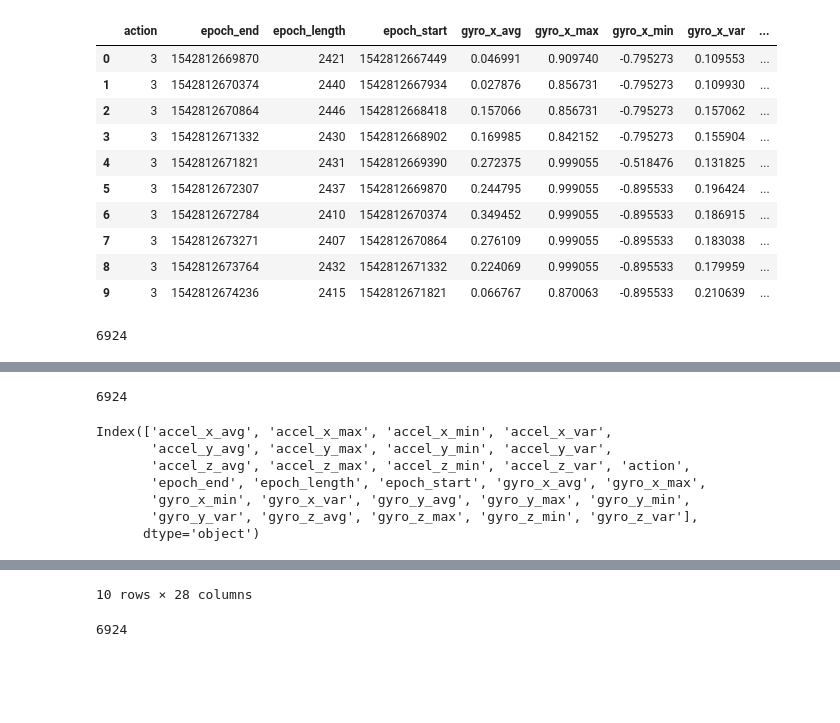
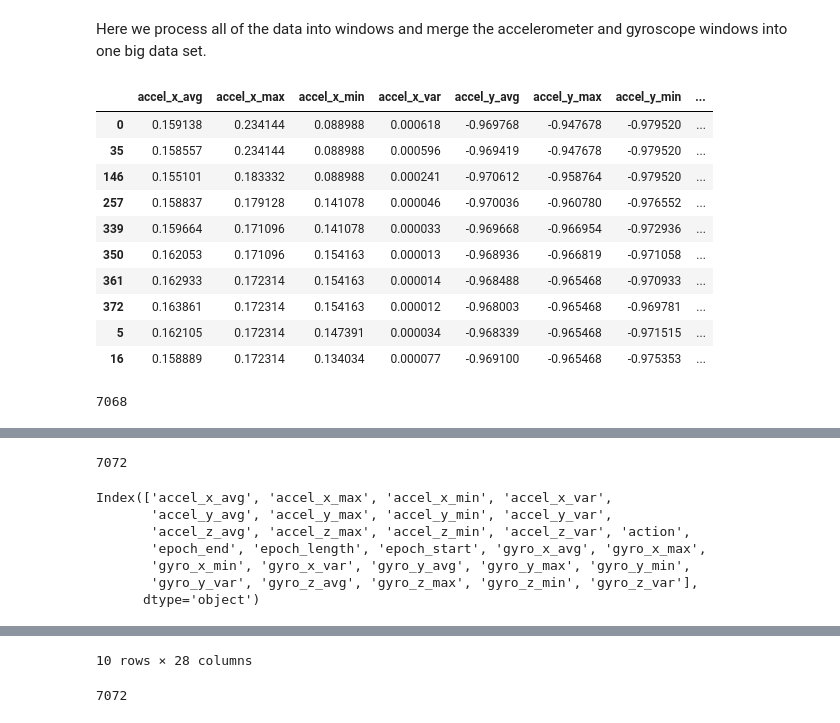
Before and after one commit to pgunasekara/mobilityai, a Jupyter notebook: machine_learning/macmobile.ipynb, the cells around one changed output, grey strips where cells are left out. Drawn from its saved outputs; the diff is of its cells as text; code cells hidden in the pictures; blank space fills up the shorter version.

Commit message:
Update notebook with new windowify

```diff
--- a/machine_learning/macmobile.ipynb
+++ b/machine_learning/macmobile.ipynb
@@ -157,6 +260,7 @@ display(gyroscope_csv.head(10))
 # %%
 import sys
-
+"""
+#### OLD STUFF####
 def windowify(size, step, dataset, stats_func):
   # Get the first timestamp
   start = dataset['epoch (ms)'].iloc[0]
@@ -207,6 +311,8 @@ def windowify(size, step, dataset, stats_func):
 
   return windows
 
+"""
+
 def is_contained_by(absorbing_row,merging_row):
   return absorbing_row['epoch_start'] < merging_row['epoch_start'] and \
     absorbing_row['epoch_end'] > merging_row['epoch_end']
@@ -239,6 +345,15 @@ def build_mergeable_dataframes(df1,df2):
         df1_ptr=nxt_ptr
     df2_ptr += 1
   return res
+
+def performMerge(df1,df2):
+  mergeable_series_lst = build_mergeable_dataframes(df1,df2)
+  mergeable_df = pd.DataFrame.from_records(mergeable_series_lst)
+  typecast_map = {"epoch_end":"int64","epoch_start":"int64","action":"int64","epoch_length":"int64"}
+  for i in typecast_map.keys():
+    mergeable_df[i] = mergeable_df[i].astype(typecast_map[i])
+
+  return pd.merge(df1,mergeable_df,on=['epoch_start','epoch_end','action','epoch_length'])
 # %% [markdown]
 User actions are defined as follows:
 
@@ -312,39 +437,59 @@ def state_to_num(state):
+# %% [markdown]
+Here we process all of the data into windows and merge the accelerometer and gyroscope windows into one big data set.
 # %%
 import time
-#start_time = time.time()
+
+"""
+##########OLD STUFF#############
+
+start_time = time.time()
 accelerometer_windows = windowify(2500, 500, accelerometer_csv, accelerometer_stats)
 accel_df = pd.DataFrame.from_records(accelerometer_windows)
 #display(accel_df.head(10))
 gyroscope_windows = windowify(2500, 500, gyroscope_csv, gyroscope_stats)
 gyro_df = pd.DataFrame.from_records(gyroscope_windows)
-#elapsed_time = time.time() - start_time
-#display(elapsed_time)
+elapsed_time = time.time() - start_time
+display(elapsed_time)
 display(gyro_df.head(10))
 display(accel_df['epoch_start'].count())
 display(gyro_df['epoch_start'].count())
+"""
+
+#start_time = time.time()
+accel_df = load_accel_data(root, start_accel_files_list)
+gyro_df = load_gyro_data(root, start_gyro_files_list)
+#elapsed_time = time.time() - start_time
+#display(elapsed_time)
+display(accel_df.head(10))
+display(accel_df['epoch_start'].count())
+display(gyro_df.head(10))
+display(gyro_df['epoch_start'].count())
+
 
 #mergeable_series_lst = build_mergeable_dataframes(accel_df.head(10),gyro_df.head(10))
-mergeable_series_lst = build_mergeable_dataframes(accel_df,gyro_df)
-mergeable_df = pd.DataFrame.from_records(mergeable_series_lst)
-typecast_map = {"epoch_end":"int64","epoch_start":"int64","action":"int64","epoch_length":"int64"}
-for i in typecast_map.keys():
-  mergeable_df[i] = mergeable_df[i].astype(typecast_map[i])
+#mergeable_series_lst = build_mergeable_dataframes(accel_df,gyro_df)
+#mergeable_df = pd.DataFrame.from_records(mergeable_series_lst)
+#typecast_map = {"epoch_end":"int64","epoch_start":"int64","action":"int64","epoch_length":"int64"}
+#for i in typecast_map.keys():
+#  mergeable_df[i] = mergeable_df[i].astype(typecast_map[i])
 
-accel_gyro_df = pd.merge(accel_df,mergeable_df,on=['epoch_start','epoch_end','action','epoch_length'])
+#accel_gyro_df = pd.merge(accel_df,mergeable_df,on=['epoch_start','epoch_end','action','epoch_length'])
+accel_gyro_df = performMerge(accel_df,gyro_df)
+
 display(accel_gyro_df.columns)
 #display(accel_gyro_df[['epoch_start','epoch_end','accel_x_avg','gyro_x_avg']])
 display(accel_gyro_df.head(10))
 display(accel_gyro_df['epoch_start'].count())
 # %% [output]
-|  | action | epoch_end | epoch_length | epoch_start | gyro_x_avg | gyro_x_max | gyro_x_min | gyro_x_var | ... |
-| 0 | 3 | 1542812669870 | 2421 | 1542812667449 | 0.046991 | 0.909740 | -0.795273 | 0.109553 | ... |
-| 1 | 3 | 1542812670374 | 2440 | 1542812667934 | 0.027876 | 0.856731 | -0.795273 | 0.109930 | ... |
-| 2 | 3 | 1542812670864 | 2446 | 1542812668418 | 0.157066 | 0.856731 | -0.795273 | 0.157062 | ... |
-| 3 | 3 | 1542812671332 | 2430 | 1542812668902 | 0.169985 | 0.842152 | -0.795273 | 0.155904 | ... |
-| 4 | 3 | 1542812671821 | 2431 | 1542812669390 | 0.272375 | 0.999055 | -0.518476 | 0.131825 | ... |
-| 5 | 3 | 1542812672307 | 2437 | 1542812669870 | 0.244795 | 0.999055 | -0.895533 | 0.196424 | ... |
-| 6 | 3 | 1542812672784 | 2410 | 1542812670374 | 0.349452 | 0.999055 | -0.895533 | 0.186915 | ... |
-| 7 | 3 | 1542812673271 | 2407 | 1542812670864 | 0.276109 | 0.999055 | -0.895533 | 0.183038 | ... |
-| 8 | 3 | 1542812673764 | 2432 | 1542812671332 | 0.224069 | 0.999055 | -0.895533 | 0.179959 | ... |
-| 9 | 3 | 1542812674236 | 2415 | 1542812671821 | 0.066767 | 0.870063 | -0.895533 | 0.210639 | ... |
+|  | accel_x_avg | accel_x_max | accel_x_min | accel_x_var | accel_y_avg | accel_y_max | accel_y_min | ... |
+| 0 | 0.159138 | 0.234144 | 0.088988 | 0.000618 | -0.969768 | -0.947678 | -0.979520 | ... |
+| 35 | 0.158557 | 0.234144 | 0.088988 | 0.000596 | -0.969419 | -0.947678 | -0.979520 | ... |
+| 146 | 0.155101 | 0.183332 | 0.088988 | 0.000241 | -0.970612 | -0.958764 | -0.979520 | ... |
+| 257 | 0.158837 | 0.179128 | 0.141078 | 0.000046 | -0.970036 | -0.960780 | -0.976552 | ... |
+| 339 | 0.159664 | 0.171096 | 0.141078 | 0.000033 | -0.969668 | -0.966954 | -0.972936 | ... |
+| 350 | 0.162053 | 0.171096 | 0.154163 | 0.000013 | -0.968936 | -0.966819 | -0.971058 | ... |
+| 361 | 0.162933 | 0.172314 | 0.154163 | 0.000014 | -0.968488 | -0.965468 | -0.970933 | ... |
+| 372 | 0.163861 | 0.172314 | 0.154163 | 0.000012 | -0.968003 | -0.965468 | -0.969781 | ... |
+| 5 | 0.162105 | 0.172314 | 0.147391 | 0.000034 | -0.968339 | -0.965468 | -0.971515 | ... |
+| 16 | 0.158889 | 0.172314 | 0.134034 | 0.000077 | -0.969100 | -0.965468 | -0.975353 | ... |
-6924
+7068
@@ -351,4 +507,4 @@ display(accel_gyro_df['epoch_start'].count())
-6924
+7072
 Index(['accel_x_avg', 'accel_x_max', 'accel_x_min', 'accel_x_var',
        'accel_y_avg', 'accel_y_max', 'accel_y_min', 'accel_y_var',
        'accel_z_avg', 'accel_z_max', 'accel_z_min', 'accel_z_var', 'action',
@@ -370,2 +526,2 @@ Index(['accel_x_avg', 'accel_x_max', 'accel_x_min', 'accel_x_var',
 10 rows × 28 columns
-6924
+7072
```
Also changed, not shown: parts of 21 cells of this notebook.
